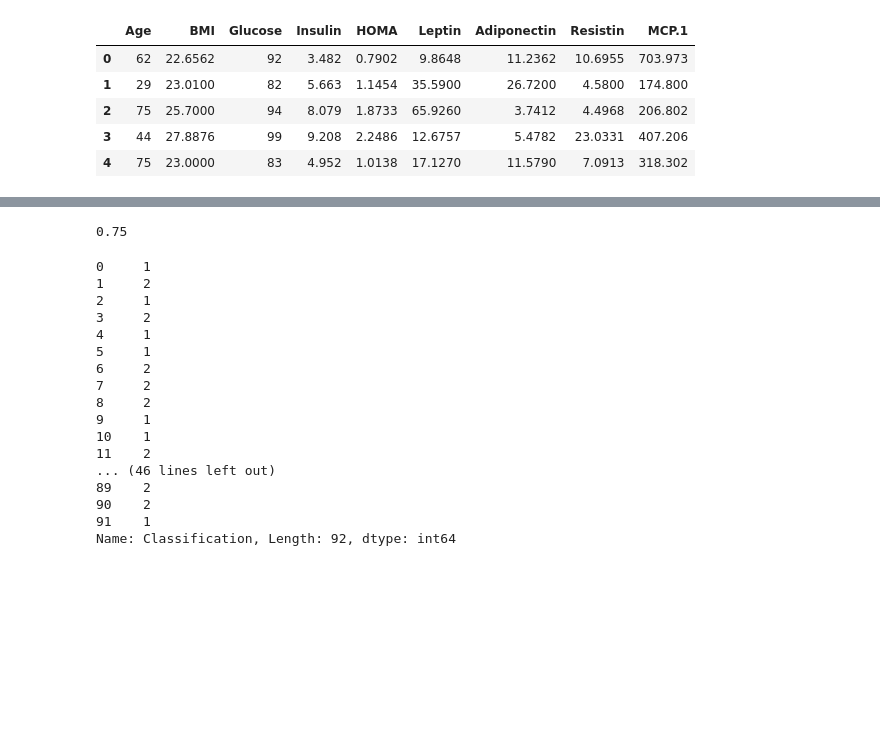
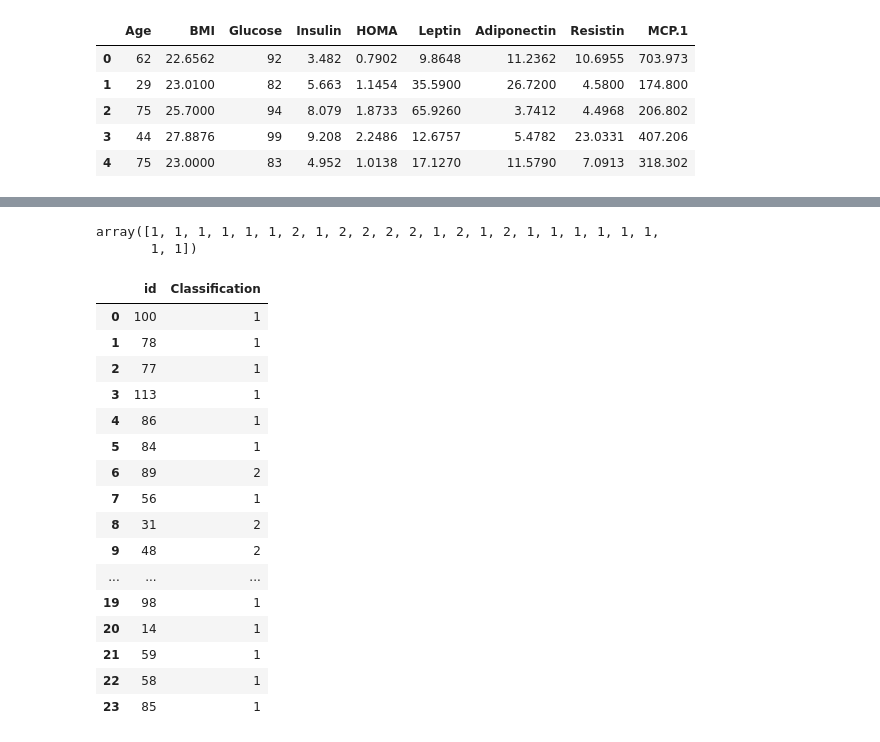
Before and after one commit to jailsonpj/neural_network, a Jupyter notebook: projetos_praticos/projeto-5/Projeto 5 - competição Kaggle.ipynb, the cells around one changed output, grey strips where cells are left out. Drawn from its saved outputs; the diff is of its cells as text; code cells hidden in the pictures; blank space fills up the shorter version.

```diff
--- a/projetos_praticos/projeto-5/Projeto 5 - competição Kaggle.ipynb
+++ b/projetos_praticos/projeto-5/Projeto 5 - competição Kaggle.ipynb
@@ -180,2 +183,9 @@ clf.best_score_
+# %%
+scaler = StandardScaler()
+# Don't cheat - fit only on training data
+scaler.fit(data_test)
+data_test = scaler.transform(data_test)
+# apply same transformation to test data
+#x_test = scaler.transform(x_test)
 # %%
-predict1 = clf.predict(X)
+pred_test = clf.predict(data_test)
@@ -190,24 +192,32 @@ array([1, 2, 1, 1, 2, 2, 2, 1, 1, 1, 1, 2, 1, 2, 1, 2, 2, 1, 1, 2, 2, 1,
-# %%
-accuracy_score(y,predict)
-# %% [output]
-0.75
-# %%
-y
-# %% [output]
-0     1
-1     2
-2     1
-3     2
-4     1
-5     1
-6     2
-7     2
-8     2
-9     1
-10    1
-11    2
-... (46 lines left out)
-89    2
-90    2
-91    1
-Name: Classification, Length: 92, dtype: int64
+# %%
+pred_test
+# %% [output]
+array([1, 1, 1, 1, 1, 1, 2, 1, 2, 2, 2, 2, 1, 2, 1, 2, 1, 1, 1, 1, 1, 1,
+       1, 1])
+# %%
+data_out = {
+    'id':id_test,
+    'Classification':pred_test
+}
+# %%
+classi_out = pd.DataFrame(data_out,columns=['id','Classification'])
+# %%
+classi_out
+# %% [output]
+|  | id | Classification |
+| 0 | 100 | 1 |
+| 1 | 78 | 1 |
+| 2 | 77 | 1 |
+| 3 | 113 | 1 |
+| 4 | 86 | 1 |
+| 5 | 84 | 1 |
+| 6 | 89 | 2 |
+| 7 | 56 | 1 |
+| 8 | 31 | 2 |
+| 9 | 48 | 2 |
+| ... | ... | ... |
+| 19 | 98 | 1 |
+| 20 | 14 | 1 |
+| 21 | 59 | 1 |
+| 22 | 58 | 1 |
+| 23 | 85 | 1 |
```
Also changed, not shown: parts of 20 cells of this notebook, 2 other files.
